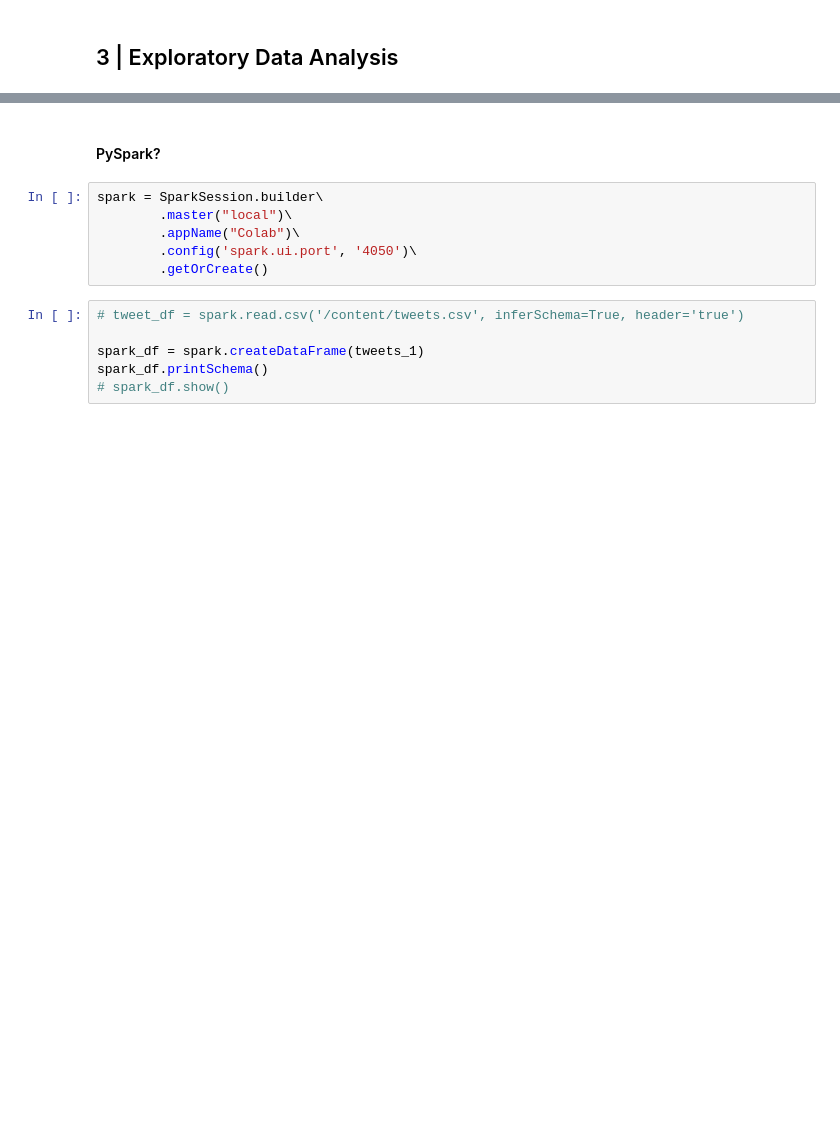
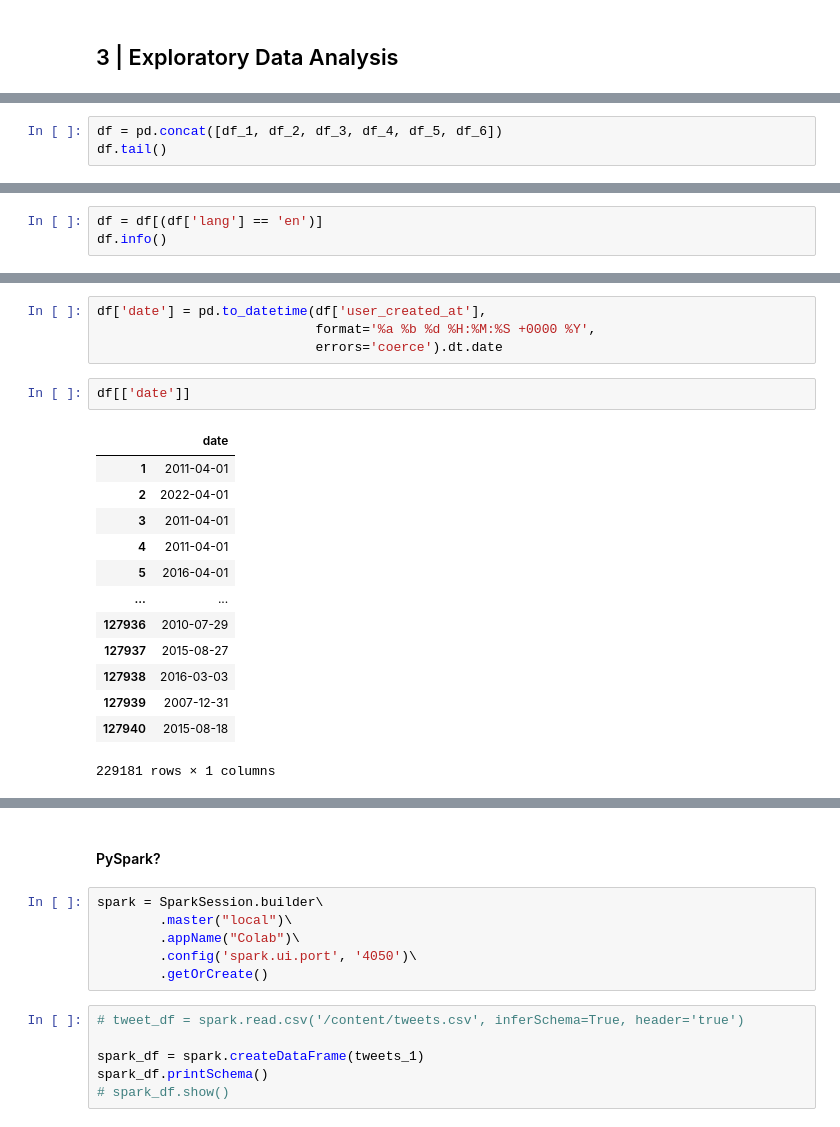
Before and after one commit to slp22/data-engineering-project, a Jupyter notebook: engineering_monkeypox_pipeline.ipynb, the cells around one changed output, grey strips where cells are left out. Drawn from its saved outputs; the diff is of its cells as text; blank space fills up the shorter version.

```diff
--- a/engineering_monkeypox_pipeline.ipynb
+++ b/engineering_monkeypox_pipeline.ipynb
@@ -336,0 +211,3 @@ tweets_2.to_csv('/content/drive/MyDrive/tweets_2_clean.csv')
+# %%
+df = pd.concat([df_1, df_2, df_3, df_4, df_5, df_6])
+df.tail()
@@ -336,0 +226,3 @@ tweets_2.to_csv('/content/drive/MyDrive/tweets_2_clean.csv')
+# %%
+df = df[(df['lang'] == 'en')]
+df.info()
@@ -336,0 +243,20 @@ tweets_2.to_csv('/content/drive/MyDrive/tweets_2_clean.csv')
+# %%
+df['date'] = pd.to_datetime(df['user_created_at'],
+                            format='%a %b %d %H:%M:%S +0000 %Y',
+                            errors='coerce').dt.date
+# %%
+df[['date']]
+# %% [output]
+|  | date |
+| 1 | 2011-04-01 |
+| 2 | 2022-04-01 |
+| 3 | 2011-04-01 |
+| 4 | 2011-04-01 |
+| 5 | 2016-04-01 |
+| ... | ... |
+| 127936 | 2010-07-29 |
+| 127937 | 2015-08-27 |
+| 127938 | 2016-03-03 |
+| 127939 | 2007-12-31 |
+| 127940 | 2015-08-18 |
+229181 rows × 1 columns
```
Also changed, not shown: parts of 93 cells of this notebook.
